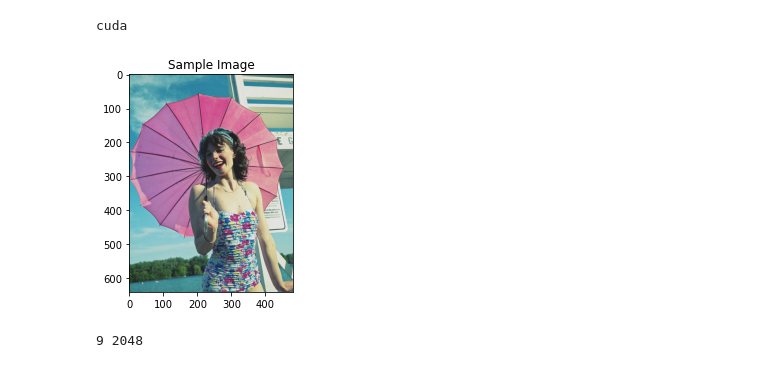
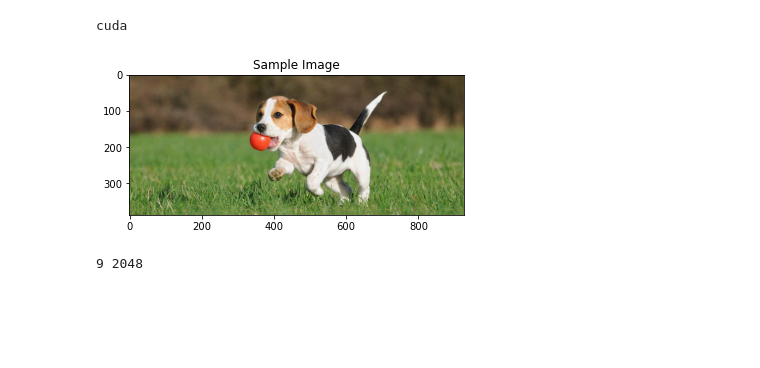
Before and after one commit to Debjyoti-Adhikary/eXplainable_Image_Captioning, a Jupyter notebook: Incremental_caption_analysis.ipynb, the cells around one changed output. Drawn from its saved outputs; the diff is of its cells as text; code cells hidden in the pictures; blank space fills up the shorter version.

```diff
--- a/Incremental_caption_analysis.ipynb
+++ b/Incremental_caption_analysis.ipynb
@@ -84,11 +84,11 @@ print(device)
 cuda
 # %%
 import os
-file_name = 'girl_umbrella.jpg'
+file_name = 'dog.jpg'
 address = os.path.join(os.getcwd(),'images',file_name)
 orig_image, input_image = fetch_image(address)
 # %% [output]
-[figure, old version]
+[figure, new version]
 # %%
 %load_ext autoreload
 # %autoreload 2
```
Also changed, not shown: parts of 1 cell of this notebook, 5 other files.
